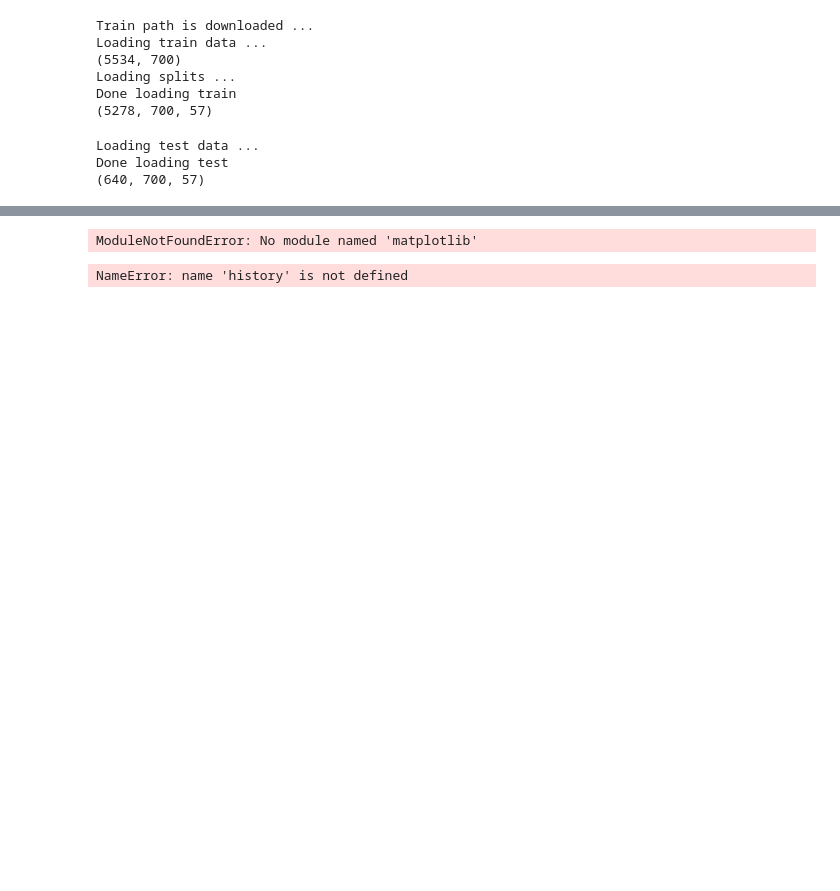
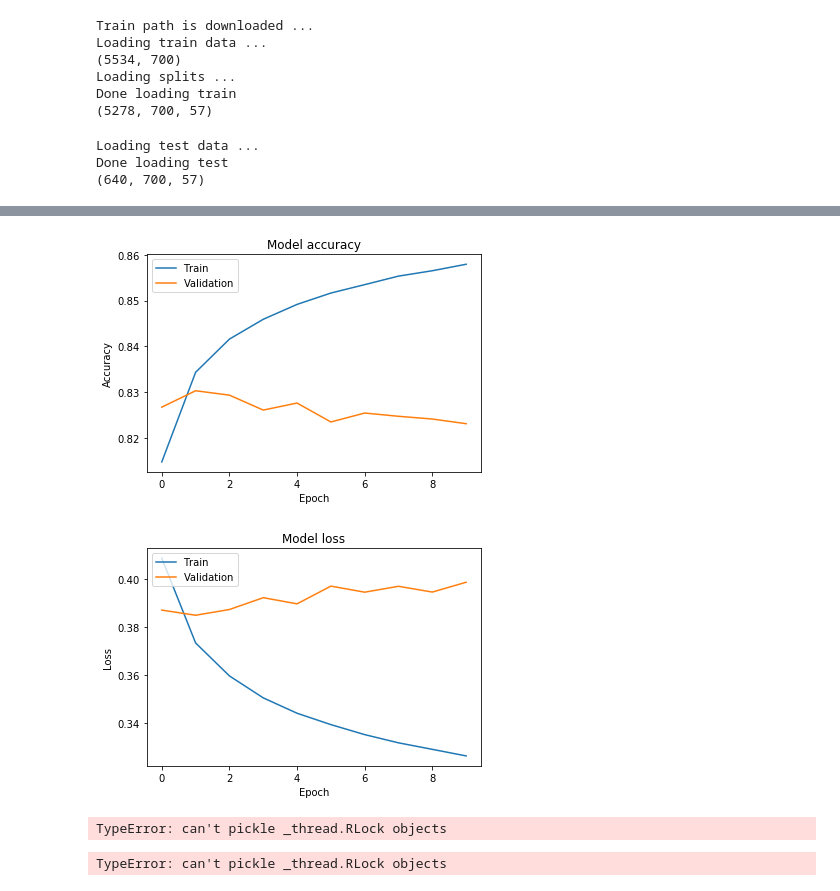
Before and after one commit to Ieremie/Protein-Secondary-Structure-Prediction, a Jupyter notebook: proteinPrediction.ipynb, the cells around one changed output, grey strips where cells are left out. Saved outputs shown, nothing was run; the diff lists cells and outputs as text; code cells hidden in the pictures; blank space fills up the shorter version.

Commit message:
Window 19 implementation after experiments

```diff
--- a/proteinPrediction.ipynb
+++ b/proteinPrediction.ipynb
@@ -29,5 +50,5 @@ Solving environment: ...working... done
 # %%
-TRAIN_PATH = 'secondary_proteins_prediction/data/cullpdb+profile_6133_filtered.npy.gz'
+TRAIN_PATH = 'secondary_proteins_presubprocesson/data/cullpdb+profile_6133_filtered.npy.gz'
 TEST_PATH = 'secondary_proteins_prediction/data/cb513+profile_split1.npy.gz'
 # %%
 def load_gz(path):  # load a .npy.gz file
@@ -225,6 +244,8 @@ def proteinSequenceToWindowSequence(windowSize, predictionIndex , dataSet, class
     dataSet_new = np.zeros((num_seqs, seqlen - windowSize + 1, windowSize, features))
 
     for i in range(np.size(dataSet, axis=0)):
+        if i % 100 == 0:
+            print(i)
         for j in range(np.size(dataSet, axis=1) - windowSize + 1):
             classLabel = dataSet[i][j + predictionIndex][21 : (21+classSize) ]
             for k in range(windowSize):
@@ -239,8 +260,8 @@ def removeWindowsWithPadding(dataSet, windowSize, numberOfFeatures):
 
     return dataSet
 # %%
-windowSize = 7
-predictionIndex = 3
+windowSize = 19
+predictionIndex = 8
 classSize = 2  # 2 or 3
 numberOfFeatures = 44
 # %%
@@ -359,3 +369,28 @@ _________________________________________________________________
+# %%
+LR = 0.0009 # maybe after some (10-15) epochs reduce it to 0.0008-0.0007
+drop_out = 0.38
+batch_dim = 64
+
+loss = 'categorical_crossentropy'
+
+m = Sequential()
+m.add(Conv1D(128, 5, padding='same', activation='relu', input_shape=(windowSize, amino_acid_residues)))
+m.add(BatchNormalization())
+m.add(Dropout(drop_out))
+m.add(Conv1D(128, 3, padding='same', activation='relu'))
+m.add(BatchNormalization())
+m.add(Dropout(drop_out))
+m.add(Conv1D(64, 3, padding='same', activation='relu'))
+m.add(BatchNormalization())
+m.add(Dropout(drop_out))
+#m.add(Flatten())
+m.add(Dense(128, activation='relu'))
+m.add(Dense(32, activation='relu'))
+m.add(Dense(num_classes, activation = 'softmax'))
+opt = optimizers.Adam(lr=LR)
+m.compile(optimizer=opt,
+          loss=loss,
+          metrics=['accuracy', 'mae'])
 # %%
 from time import time
 from timeit import default_timer as timer
@@ -384,38 +421,55 @@ Epoch 6/20
 # %%
 import matplotlib.pyplot as plt
 
+accuracyName = 'accuracyMiddleQ2W19Real.png'
+lossName = 'lossMiddleQ2W19Real.png'
+
 # Plot training & validation accuracy values
-plt.plot(history.history['acc'])
-plt.plot(history.history['val_acc'])
+plt.plot(history.history['accuracy'])
+plt.plot(history.history['val_accuracy'])
 plt.title('Model accuracy')
 plt.ylabel('Accuracy')
 plt.xlabel('Epoch')
 plt.legend(['Train', 'Validation'], loc='upper left')
-plt.savefig('accuracyRight.png')
+plt.savefig(accuracyName)
 plt.show()
 
 
 # Plot training & validation loss values
 plt.plot(history.history['loss'])
 plt.plot(history.history['val_loss'])
 plt.title('Model loss')
 plt.ylabel('Loss')
 plt.xlabel('Epoch')
 plt.legend(['Train', 'Validation'], loc='upper left')
-plt.savefig('lossRight.png')
+plt.savefig(lossName)
 plt.show()
 # %% [output]
-ModuleNotFoundError: No module named 'matplotlib'
+[figure, added]
+[figure, added]
 # %%
 import pickle
 
-pickle_out = open("windowSize7RightHistory.pickle","wb")
+
+pickleName = "Q2Window19MMiddleReal.pickle"
+pkl_filename = "Q2Window19MiddleReal.pkl"
+
+pickle_out = open(pickleName,"wb")
 pickle.dump(history, pickle_out)
 pickle_out.close()
 
-pkl_filename = "windowSize7RightModel.pkl"
+
 with open(pkl_filename, 'wb') as file:
     pickle.dump(m, file)
 # %% [output]
-NameError: name 'history' is not defined
+TypeError: can't pickle _thread.RLock objects
+# %%
+import pickle
+
+# Save to file in the current working directory
+pkl_filename = "Q2Window19MLeft.pkl"
+with open(pkl_filename, 'wb') as file:
+    pickle.dump(m, file)
+# %% [output]
+TypeError: can't pickle _thread.RLock objects
 # %%
```
Also changed, not shown: parts of 11 cells of this notebook.
